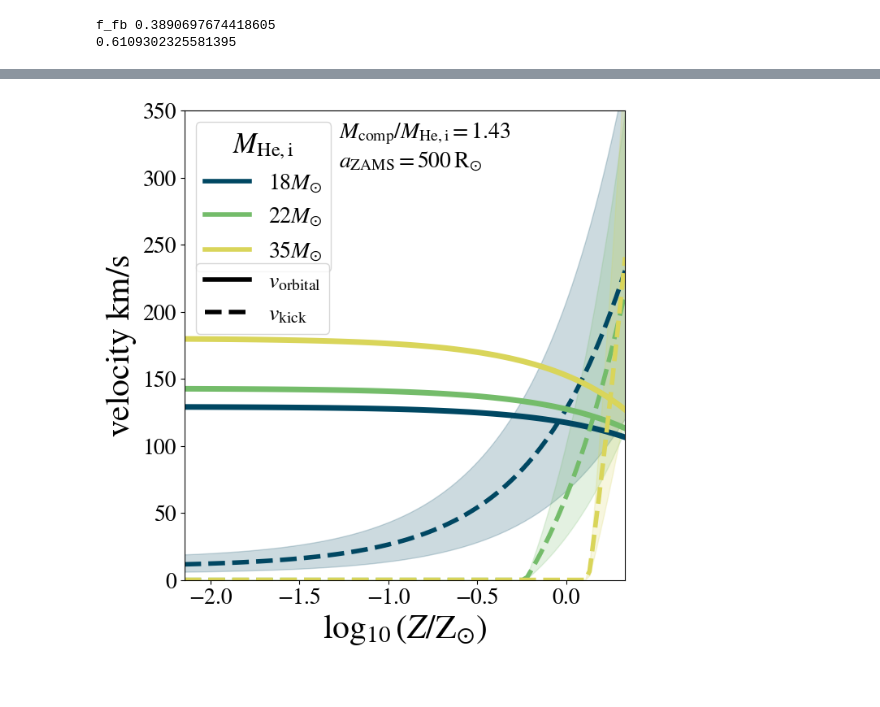
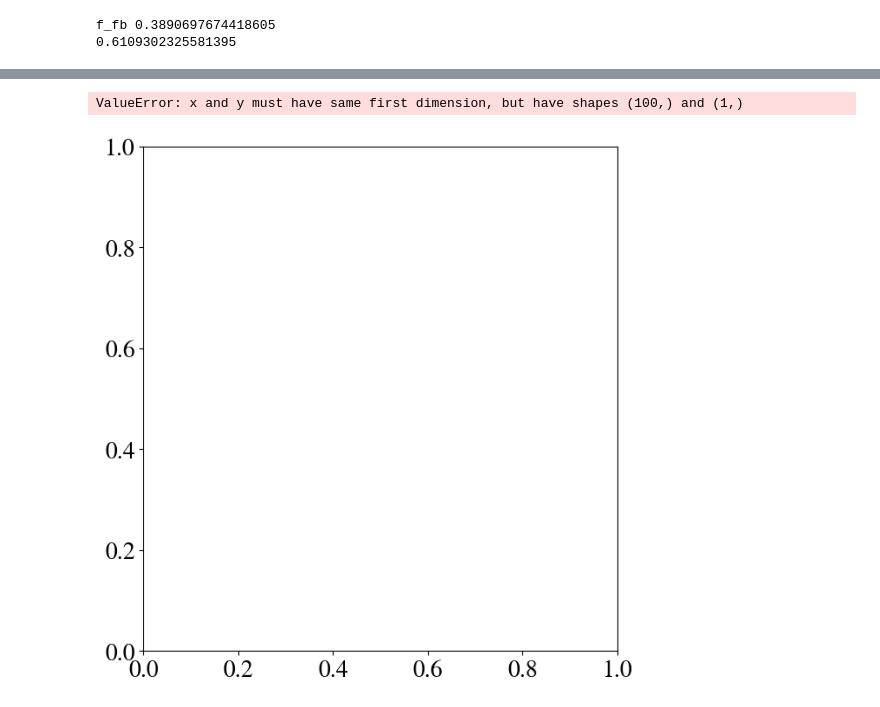
Before and after one commit to LiekeVanSon/ZdependentFormEff, a Jupyter notebook: code/Vorb_vs_Vkick.ipynb, the cells around one changed output, grey strips where cells are left out. Cells and saved outputs as stored; diff of their text form; code cells hidden in the pictures.

```diff
--- a/code/Vorb_vs_Vkick.ipynb
+++ b/code/Vorb_vs_Vkick.ipynb
@@ -544,8 +553,7 @@ v_kick_10 203.41659485765993 v_kick_50 389.5415828880616 v_kick_90 636.306841786
 # %%
 # initial parameters
-def get_v_orb_and_f_fb(
-    M_He_i=20, q_zams=0.7, a_i=1000, z_list=np.logspace(-4, np.log10(0.03), 100) / 0.014
-):
+def get_v_orb_and_f_fb(M_He_i=20, q_zams=0.7, a_i=1000,
+                       z_list=np.logspace(-4, np.log10(0.03), 100) / 0.014):
     """
     M_He_i: initial He core mass in Msun
     q_zams: initial mass ratio
@@ -559,9 +567,9 @@ def get_v_orb_and_f_fb(
     Mtot_initial = M_He_i * (1 + q)
     print("Mtot_initial", Mtot_initial)
 
-    wind_mass_loss = dM_wind(M_He_i, z_list)
+    wind_mass_loss = dM_wind(M_He_i, Z, L_hestar = 'Hurley', WR_wind = 'HamannKoest')
     M_He_f = M_He_i - wind_mass_loss
-    # print('M_He_f', M_He_f)
+    print('M_He_f', M_He_f)
 
     Mtotfinal = M_tot_f(M_He_i, q, wind_mass_loss)
     final_separation = a_f(a_i, Mtot_initial, Mtotfinal)
@@ -569,9 +577,7 @@ def get_v_orb_and_f_fb(
     orbital_vel = v_orb(Mtotfinal * u.Msun, final_separation * u.Rsun)
 
     # received kick as a function of Z
-    fallback_fraction = np.array(
-        [f_fb(m) for m in M_He_f]
-    )  # We assume its a stripped star with mass M = M_He (post wind mass loss)
+    fallback_fraction = f_fb(M_He_f) # np.array([f_fb(m) for m in M_He_f])  # We assume its a stripped star with mass M = M_He (post wind mass loss)
 
     return z_list, q, orbital_vel, fallback_fraction
 # %%
@@ -588,68 +594,35 @@ zams_separation = 500  # Rsun
 ####################################
 fig, ax = plt.subplots(figsize=(7, 7.5))
 for i, he_mass in enumerate(initial_helium_masses):
-    z_list, q, orbital_vel, fallback_fraction = get_v_orb_and_f_fb(
-        M_He_i=he_mass, q_zams=zams_mass_ratio, a_i=zams_separation
-    )
+    z_list, q, orbital_vel, fallback_fraction = get_v_orb_and_f_fb(M_He_i=he_mass, q_zams=zams_mass_ratio, a_i=zams_separation)
 
     # Orbital velocity as a funciton of Z
-    plt.plot(
-        np.log10(z_list),
-        orbital_vel,
-        lw=5,
-        color=colors[i],
-        ls="-",
-        label="$v_{\mathrm{orbital}}$ mhe = " + str(he_mass) + "Msun",
-    )
+    plt.plot(np.log10(z_list),orbital_vel,
+             lw=5,color=colors[i],ls="-", label="$v_{\mathrm{orbital}}$ mhe = " + str(he_mass) + "Msun")
 
     # Kick velocities reweighted by f_fb
-    plt.plot(
-        np.log10(z_list),
-        v_kick_50 * (1 - fallback_fraction),
-        lw=4,
-        ls="--",
-        color=colors[i],
-        label="$v_{\mathrm{kick}}$ mhe = " + str(he_mass) + "Msun",
-    )
-    plt.fill_between(
-        np.log10(z_list),
-        y1=v_kick_10 * (1 - fallback_fraction),
-        y2=v_kick_90 * (1 - fallback_fraction),
-        color=colors[i],
-        alpha=0.2,
-        label=None,
-    )
+    plt.plot( np.log10(z_list), v_kick_50 * (1 - fallback_fraction),
+             lw=4, ls="--", color=colors[i], label="$v_{\mathrm{kick}}$ mhe = " + str(he_mass) + "Msun")
+    plt.fill_between( np.log10(z_list), y1=v_kick_10 * (1 - fallback_fraction), y2=v_kick_90 * (1 - fallback_fraction),
+        color=colors[i],alpha=0.2,label=None)
 
 # Annotate the used q_zams and a_zams
-plt.text(
-    0.35,
-    0.98,
+plt.text(0.35,0.98,
     f"$M_{{\mathrm{{comp}}}}/M_{{\mathrm{{He,i}}}}= {np.round(q,2)}$\n$a_{{\mathrm{{ZAMS}}}} = {zams_separation}$"
     + "$\, \mathrm{R_{\odot}}$",
-    ha="left",
-    va="top",
-    transform=ax.transAxes,
-    fontsize=20,
-)
+    ha="left",va="top", transform=ax.transAxes,fontsize=20,)
 
 # Legend for the He masses
-legend_elements1 = [
-    Line2D([0], [0], color=colors[i], lw=4, label=f"{he_mass}" + "$M_{\odot}$")
-    for i, he_mass in enumerate(initial_helium_masses)
-]
-legend1 = ax.legend(
-    handles=legend_elements1, loc="upper left", title="$M_{\mathrm{He,i}}$"
-)
+legend_elements1 = [Line2D([0], [0], color=colors[i], lw=4, label=f"{he_mass}" + "$M_{\odot}$")
+    for i, he_mass in enumerate(initial_helium_masses)]
+legend1 = ax.legend(handles=legend_elements1, loc="upper left", title="$M_{\mathrm{He,i}}$")
 
 # Legend for the orbital and kick velocities
 legend_elements2 = [
     Line2D([0], [0], color="k", lw=4, ls="-", label="$v_{\mathrm{orbital}}$"),
     Line2D([0], [0], color="k", lw=4, ls="--", label="$v_{\mathrm{kick}}$"),
 ]
-# legend2 = plt.legend(handles=legend_elements2, loc='center left', fontsize = 20)
-legend2 = plt.legend(
-    handles=legend_elements2, loc="center left", bbox_to_anchor=(0, 0.6), fontsize=20
-)
+legend2 = plt.legend(handles=legend_elements2, loc="center left", bbox_to_anchor=(0, 0.6), fontsize=20)
 
 ax.add_artist(legend1)
 
@@ -657,7 +630,7 @@ plt.xlabel("$\log_{10}(Z/\mathrm{Z}_{\odot}$)", fontsize=30)
 plt.ylabel("$\mathrm{velocity \ km/s}$", fontsize=30)
 plt.ylim(0, 350)
 plt.xlim(np.log10(1e-4 / 0.014), np.log10(0.03 / 0.014))
-plt.savefig(f"../plots/v_kick_v_orb.pdf", bbox_inches="tight")
+# plt.savefig(f"../plots/v_kick_v_orb.pdf", bbox_inches="tight")
 plt.show()
 # %% [output]
 Mtot_initial 43.71428571428572
@@ -672 +643,2 @@ L_Lsun 1647670.6100435264
+ValueError: x and y must have same first dimension, but have shapes (100,) and (1,)
-[figure, old version]
+[figure, new version]
```
Also changed, not shown: parts of 3 cells of this notebook.
